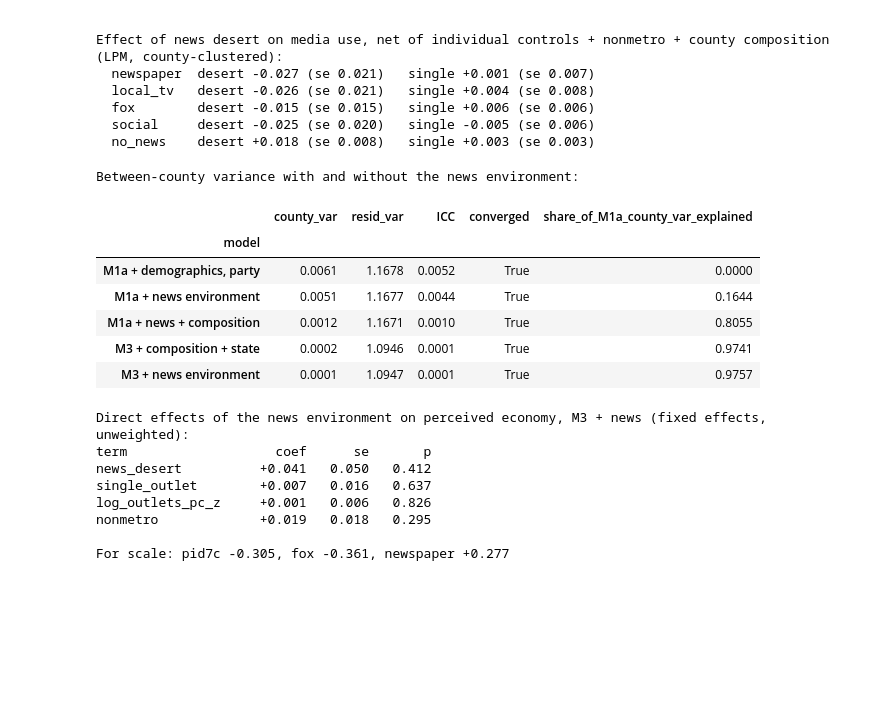
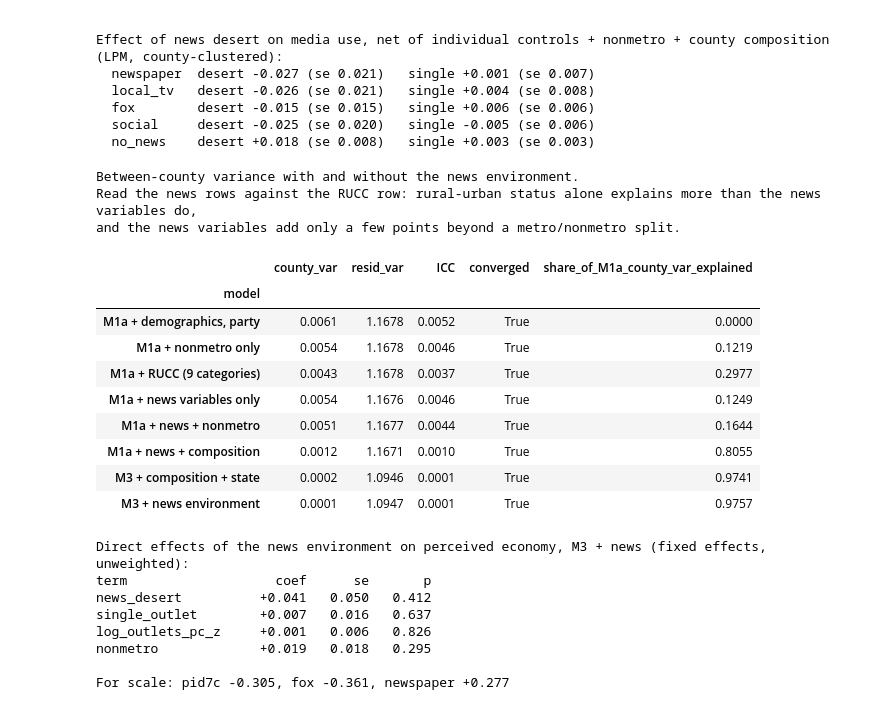
Before and after one commit to Jarmsy/2024-dnc-campaign-autopsy, a Jupyter notebook: notebooks/07_multilevel_model.ipynb, the cells around one changed output. Drawn from its saved outputs; the diff is of its cells as text; code cells hidden in the pictures; blank space fills up the shorter version.

Commit message:
Add news-vs-rurality variance decomposition and desert-definition robustness to notebook 07
Co-Authored-By: Claude Opus 5 <noreply@anthropic.com>

```diff
--- a/notebooks/07_multilevel_model.ipynb
+++ b/notebooks/07_multilevel_model.ipynb
@@ -39,8 +39,12 @@ for v in ['log_income', 'college_share', 'white_nocollege', 'dem_share_2020']:
 lni = pd.read_csv(RAW_DIR / 'news_deserts' / 'lni_county_summary.csv')
 lni['log_outlets_pc'] = np.log1p(lni['outlets_per_100k'])
 lni['nonmetro'] = (lni['rucc'] >= 4).astype(int)
-lni['scarce_news'] = ((lni['n_outlets'] <= 1)).astype(int)     # desert or single outlet
-d = d.merge(lni[['county_fips', 'n_outlets', 'n_newspapers', 'news_desert', 'single_outlet', 'scarce_news',
+# Two desert definitions: the mechanical count (0 outlets in the 2025 inventory; matches the site's map legend,
+# 213 counties) and Medill's curated 'Desert' label (206 counties). They agree on 163; the label appears to
+# account for whether an outlet actually covers the county. Both are carried and the key tests use each.
+lni['lni_desert'] = (lni['lni_category'] == 'Desert').astype(int)
+lni['lni_watchlist'] = (lni['lni_category'] == 'Watchlist').astype(int)
+d = d.merge(lni[['county_fips', 'n_outlets', 'n_newspapers', 'news_desert', 'single_outlet', 'lni_desert', 'lni_watchlist',
                  'outlets_per_100k', 'log_outlets_pc', 'rucc', 'nonmetro', 'lni_category',
                  'newspapers_lost_2024_2025']], on='county_fips', how='left')
 d = d.dropna(subset=['news_desert']).copy()
@@ -51,7 +55,8 @@ per = d.groupby('county_fips').size()
 print(f'Respondents per county: median {per.median():.0f}, IQR {per.quantile(.25):.0f}-{per.quantile(.75):.0f}, max {per.max()}')
 print()
 print('Respondents by local news environment:')
-for lab, m in [('news desert (0 outlets)', d['news_desert'] == 1), ('single outlet', d['single_outlet'] == 1),
+for lab, m in [('news desert (0 outlets)', d['news_desert'] == 1), ('Medill "Desert" label', d['lni_desert'] == 1),
+               ('Medill "Watchlist" label', d['lni_watchlist'] == 1), ('single outlet', d['single_outlet'] == 1),
                ('2+ outlets', d['n_outlets'] >= 2), ('nonmetro (RUCC 4-9)', d['nonmetro'] == 1)]:
     print(f'  {lab:26s} {m.sum():>6,} respondents in {d.loc[m, "county_fips"].nunique():>5,} counties')
 # %% [output]
@@ -202,32 +209,43 @@ Effect of news desert on media use, net of individual controls + nonmetro + coun
   social     desert -0.025 (se 0.020)   single -0.005 (se 0.006)
   no_news    desert +0.018 (se 0.008)   single +0.003 (se 0.003)
 # %%
-news = 'news_desert + single_outlet + log_outlets_pc_z + nonmetro'
+news_only = 'news_desert + single_outlet + log_outlets_pc_z'
+news = f'{news_only} + nonmetro'
 specs_news = {
     'M1a + demographics, party':   f'perceived_econ ~ {demog}',
-    'M1a + news environment':      f'perceived_econ ~ {demog} + {news}',
+    'M1a + nonmetro only':         f'perceived_econ ~ {demog} + nonmetro',
+    'M1a + RUCC (9 categories)':   f'perceived_econ ~ {demog} + C(rucc)',
+    'M1a + news variables only':   f'perceived_econ ~ {demog} + {news_only}',
+    'M1a + news + nonmetro':       f'perceived_econ ~ {demog} + {news}',
     'M1a + news + composition':    f'perceived_econ ~ {demog} + {news} + {comp}',
     'M3 + composition + state':    f'perceived_econ ~ {indiv} + {actual} + {comp} + C(state)',
     'M3 + news environment':       f'perceived_econ ~ {indiv} + {actual} + {comp} + {news} + C(state)',
 }
 rows = []
 fits_news = {}
 for name, f in specs_news.items():
     m = smf.mixedlm(f, d, groups=d['county_fips']).fit(reml=True)
     fits_news[name] = m
     vc = m.cov_re.iloc[0, 0]
     rows.append({'model': name, 'county_var': vc, 'resid_var': m.scale, 'ICC': vc / (vc + m.scale), 'converged': m.converged})
 vdn = pd.DataFrame(rows).set_index('model')
 base = vdn.loc['M1a + demographics, party', 'county_var']
 vdn['share_of_M1a_county_var_explained'] = 1 - vdn['county_var'] / base
-print('Between-county variance with and without the news environment:')
+print('Between-county variance with and without the news environment.')
+print('Read the news rows against the RUCC row: rural-urban status alone explains more than the news variables do,')
+print('and the news variables add only a few points beyond a metro/nonmetro split.')
 vdn.round(4)
 # %% [output]
-Between-county variance with and without the news environment:
+Between-county variance with and without the news environment.
+Read the news rows against the RUCC row: rural-urban status alone explains more than the news variables do,
+and the news variables add only a few points beyond a metro/nonmetro split.
 |  | county_var | resid_var | ICC | converged | share_of_M1a_county_var_explained |
 | model |  |  |  |  |  |
 | M1a + demographics, party | 0.0061 | 1.1678 | 0.0052 | True | 0.0000 |
-| M1a + news environment | 0.0051 | 1.1677 | 0.0044 | True | 0.1644 |
+| M1a + nonmetro only | 0.0054 | 1.1678 | 0.0046 | True | 0.1219 |
+| M1a + RUCC (9 categories) | 0.0043 | 1.1678 | 0.0037 | True | 0.2977 |
+| M1a + news variables only | 0.0054 | 1.1676 | 0.0046 | True | 0.1249 |
+| M1a + news + nonmetro | 0.0051 | 1.1677 | 0.0044 | True | 0.1644 |
 | M1a + news + composition | 0.0012 | 1.1671 | 0.0010 | True | 0.8055 |
 | M3 + composition + state | 0.0002 | 1.0946 | 0.0001 | True | 0.9741 |
 | M3 + news environment | 0.0001 | 1.0947 | 0.0001 | True | 0.9757 |
```
Also changed, not shown: parts of 3 cells of this notebook.
